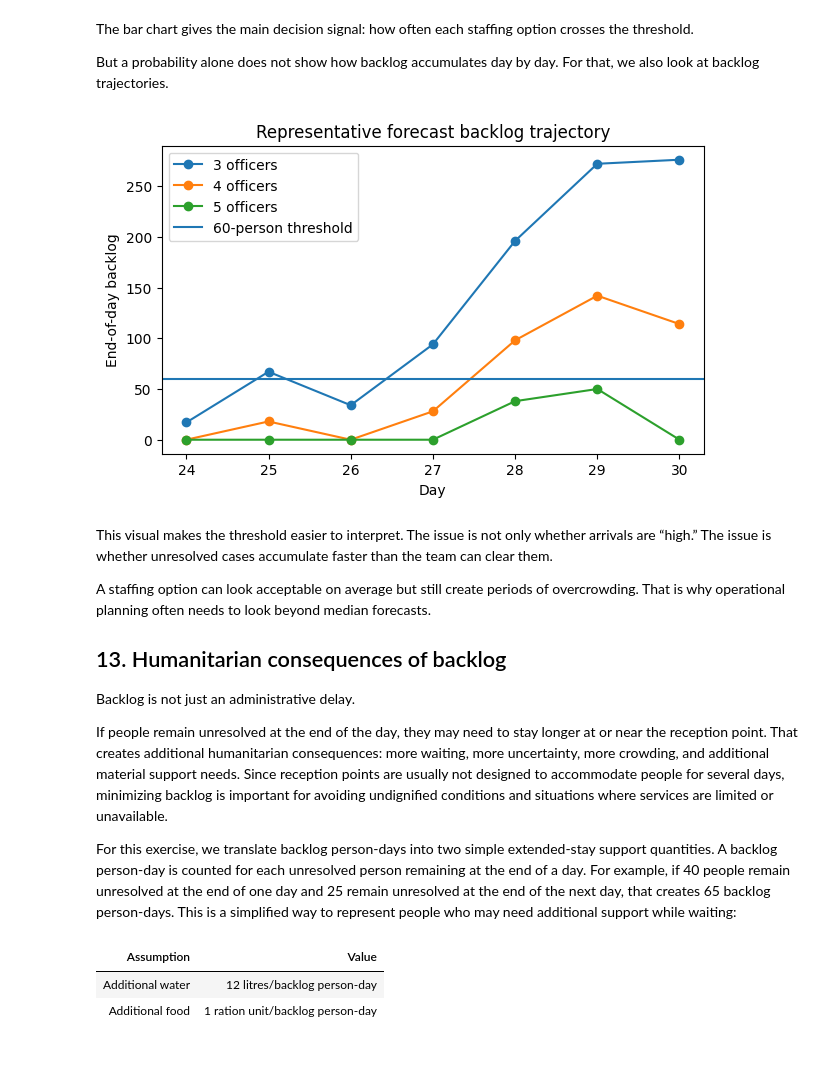
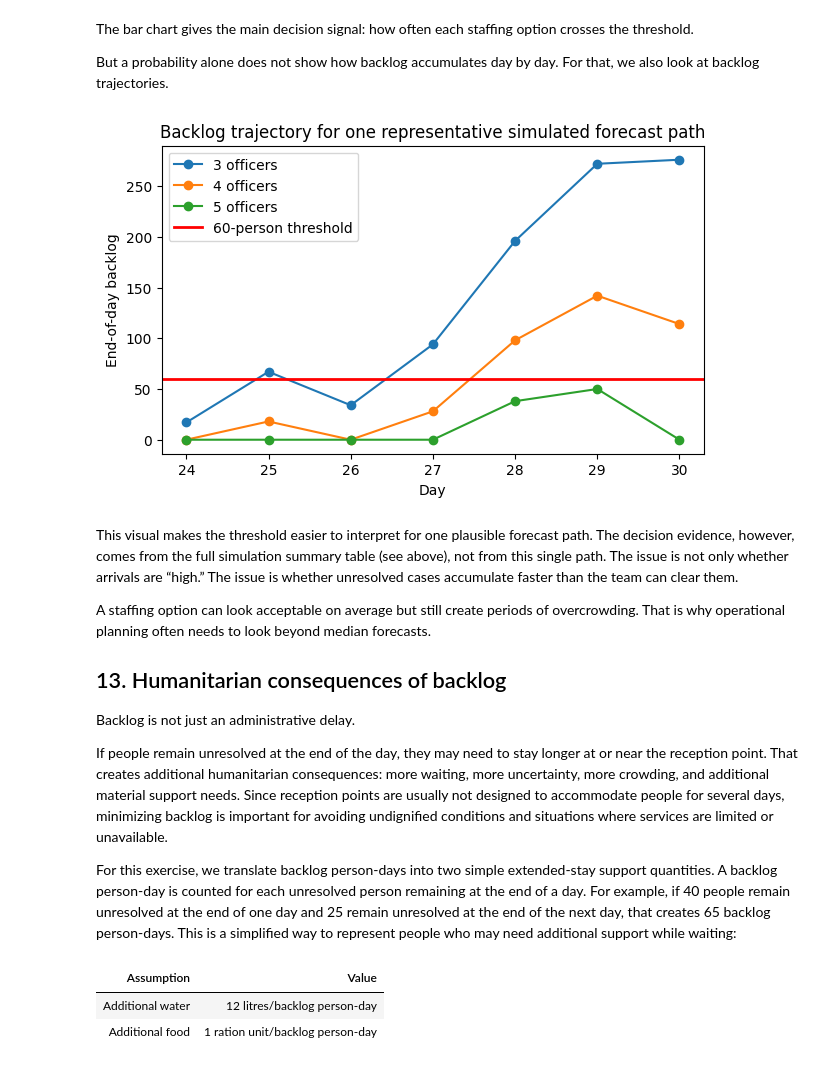
Before and after one commit to kcsongor011/humanitarian_decision_toolkit, a Jupyter notebook: notebooks/forecasting/arrival_dynamics_1_short_term_border_arrivals.ipynb, the cells around one changed output. Cells and saved outputs as stored; diff of their text form; code cells hidden in the pictures.

```diff
--- a/notebooks/forecasting/arrival_dynamics_1_short_term_border_arrivals.ipynb
+++ b/notebooks/forecasting/arrival_dynamics_1_short_term_border_arrivals.ipynb
@@ -1326,24 +1330,29 @@ But a probability alone does not show how backlog accumulates day by day. For th
 # %%
 representative_backlog_trajectories = forecast_days_24_30_backlog.loc[
     (forecast_days_24_30_backlog["simulation_id"] == representative_simulation_id)
     & (forecast_days_24_30_backlog["officers"].isin([3, 4, 5]))
 ].copy()
 
 fig, ax = plt.subplots(figsize=(7, 4))
 for officers, group in representative_backlog_trajectories.groupby("officers"):
     group = group.sort_values("day")
     ax.plot(group["day"], group["backlog_end"], marker="o", label=f"{officers} officers")
 
-ax.axhline(reception_capacity_threshold, label="60-person threshold")
+ax.axhline(
+    reception_capacity_threshold,
+    color="red",
+    linewidth=2,
+    label="60-person threshold",
+)
 ax.set_xlabel("Day")
 ax.set_ylabel("End-of-day backlog")
-ax.set_title("Representative forecast backlog trajectory")
+ax.set_title("Backlog trajectory for one representative simulated forecast path")
 ax.legend()
 plt.show()
 # %% [output]
-[figure, old version]
+[figure, new version]
 # %% [markdown]
-This visual makes the threshold easier to interpret. The issue is not only whether arrivals are “high.” The issue is whether unresolved cases accumulate faster than the team can clear them.
+This visual makes the threshold easier to interpret for one plausible forecast path. The decision evidence, however, comes from the full simulation summary table (see above), not from this single path. The issue is not only whether arrivals are “high.” The issue is whether unresolved cases accumulate faster than the team can clear them.
 
 A staffing option can look acceptable on average but still create periods of overcrowding. That is why operational planning often needs to look beyond median forecasts.
 
```
Also changed, not shown: parts of 2 cells of this notebook.
